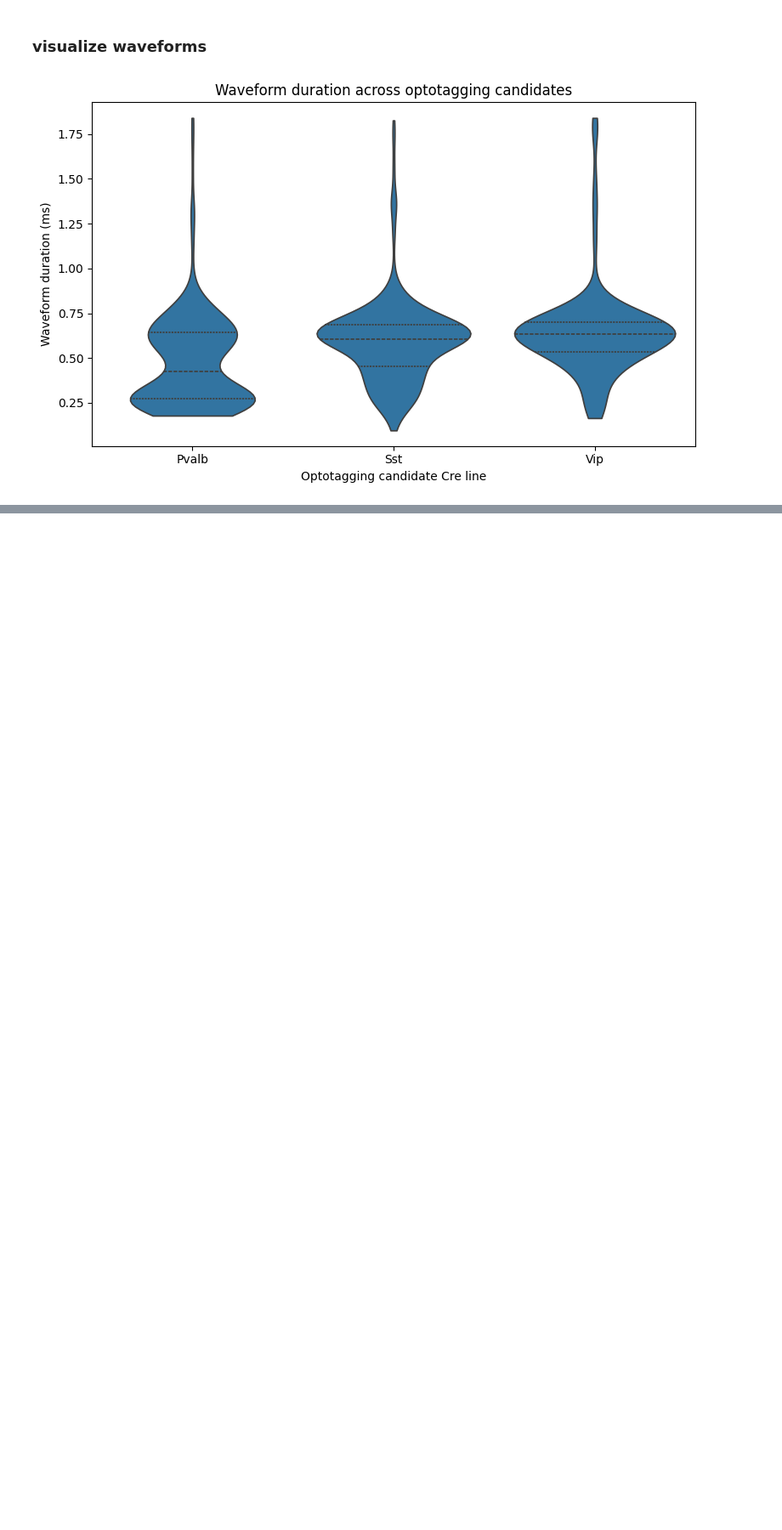
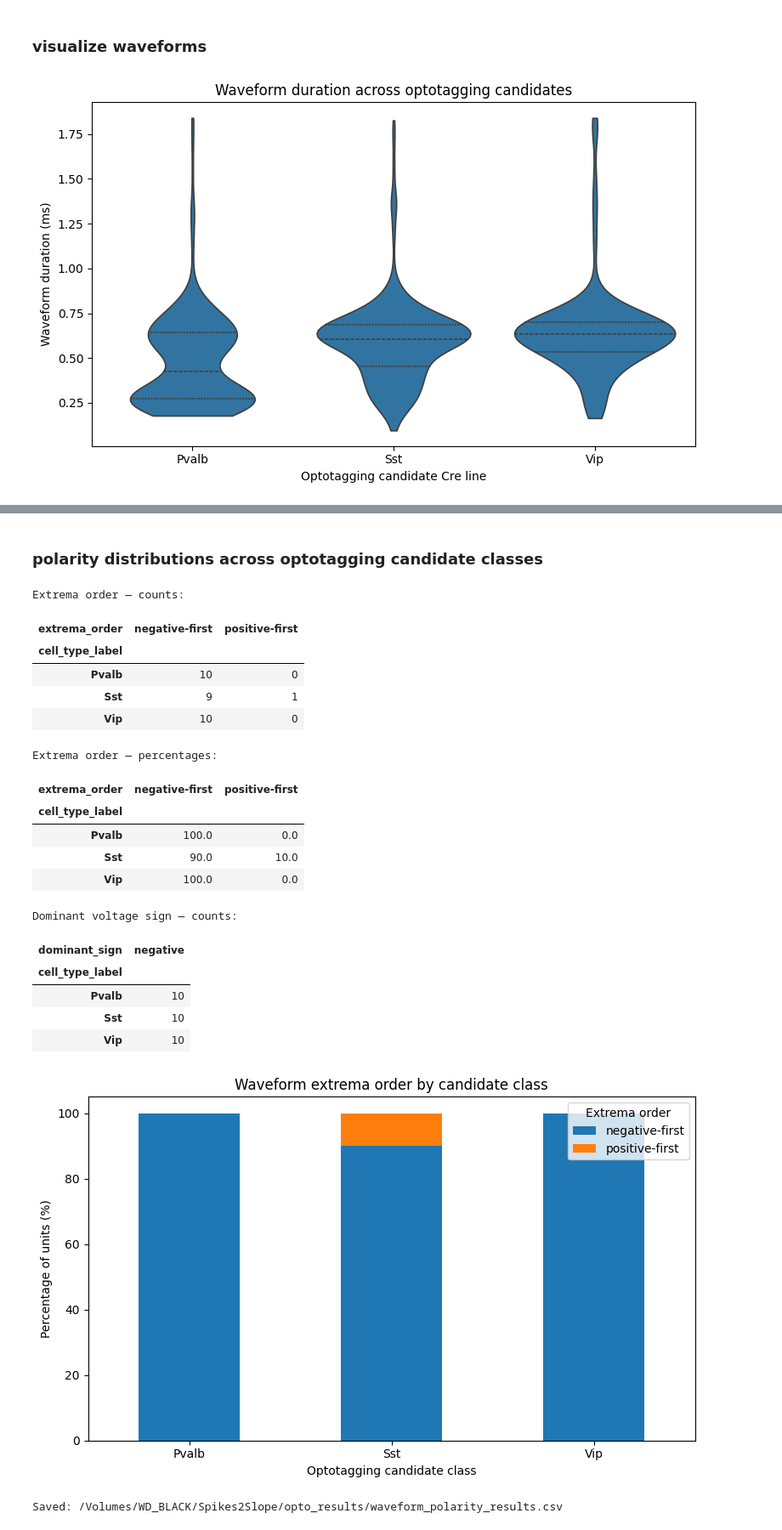
Before and after one commit to KeanuVentura/spikes2slope, a Jupyter notebook: waveform.ipynb, the cells around one changed output, grey strips where cells are left out. Shown at 85% size. Drawn from its saved outputs; the diff is of its cells as text; code cells hidden in the pictures; blank space fills up the shorter version.

```diff
--- a/waveform.ipynb
+++ b/waveform.ipynb
@@ -259,0 +344,73 @@ plt.show()
+# %% [markdown]
+### polarity distributions across optotagging candidate classes
+# %%
+
+import matplotlib.pyplot as plt
+
+order = ["Pvalb", "Sst", "Vip"]
+
+order_counts = pd.crosstab(
+    polarity_df["cell_type_label"],
+    polarity_df["extrema_order"]
+).reindex(order, fill_value=0)
+
+order_percent = order_counts.div(
+    order_counts.sum(axis=1), axis=0
+) * 100
+
+dominant_counts = pd.crosstab(
+    polarity_df["cell_type_label"],
+    polarity_df["dominant_sign"]
+).reindex(order, fill_value=0)
+
+print("Extrema order — counts:")
+display(order_counts)
+
+print("Extrema order — percentages:")
+display(order_percent.round(1))
+
+print("Dominant voltage sign — counts:")
+display(dominant_counts)
+
+ax = order_percent.plot(
+    kind="bar",
+    stacked=True,
+    figsize=(8, 5)
+)
+
+ax.set(
+    xlabel="Optotagging candidate class",
+    ylabel="Percentage of units (%)",
+    title="Waveform extrema order by candidate class"
+)
+
+ax.legend(title="Extrema order")
+plt.xticks(rotation=0)
+plt.tight_layout()
+plt.show()
+
+output_path = results_dir / "waveform_polarity_results.csv"
+polarity_df.to_csv(output_path, index=False)
+
+print("Saved:", output_path)
+# %% [output]
+Extrema order — counts:
+| extrema_order | negative-first | positive-first |
+| cell_type_label |  |  |
+| Pvalb | 10 | 0 |
+| Sst | 9 | 1 |
+| Vip | 10 | 0 |
+Extrema order — percentages:
+| extrema_order | negative-first | positive-first |
+| cell_type_label |  |  |
+| Pvalb | 100.0 | 0.0 |
+| Sst | 90.0 | 10.0 |
+| Vip | 100.0 | 0.0 |
+Dominant voltage sign — counts:
+| dominant_sign | negative |
+| cell_type_label |  |
+| Pvalb | 10 |
+| Sst | 10 |
+| Vip | 10 |
+[figure, added]
+Saved: /Volumes/WD_BLACK/Spikes2Slope/opto_results/waveform_polarity_results.csv
```
Also changed, not shown: parts of 5 cells of this notebook.
